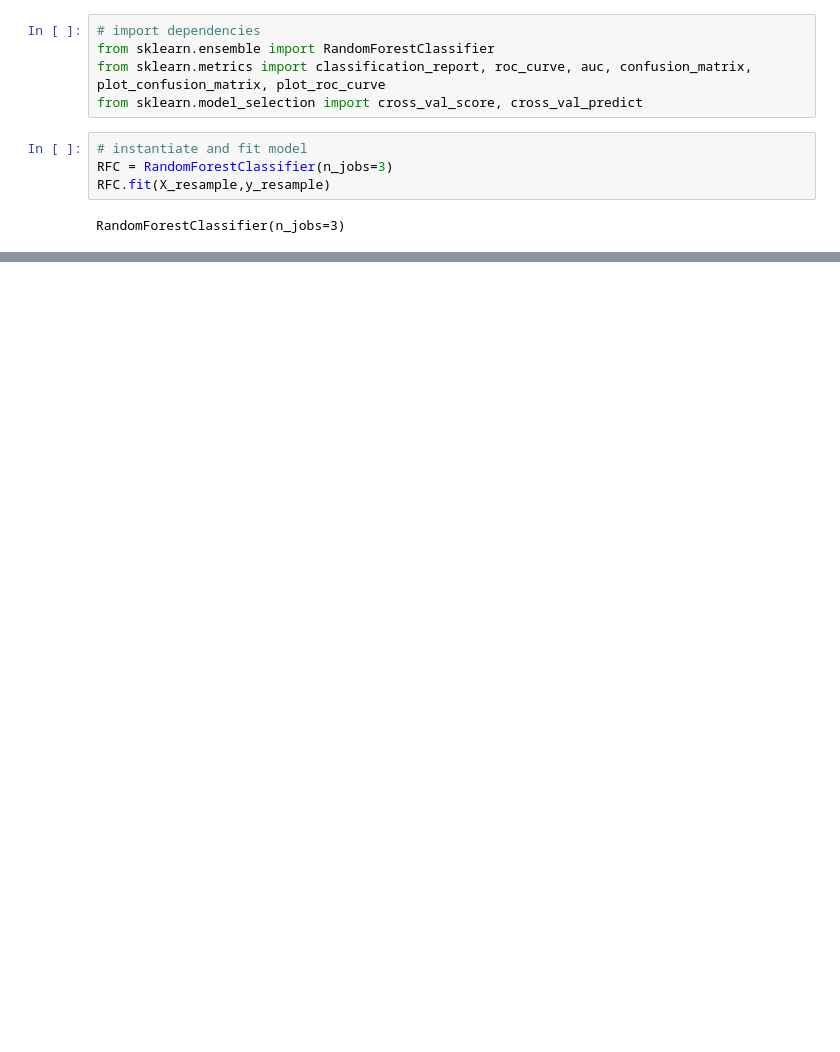
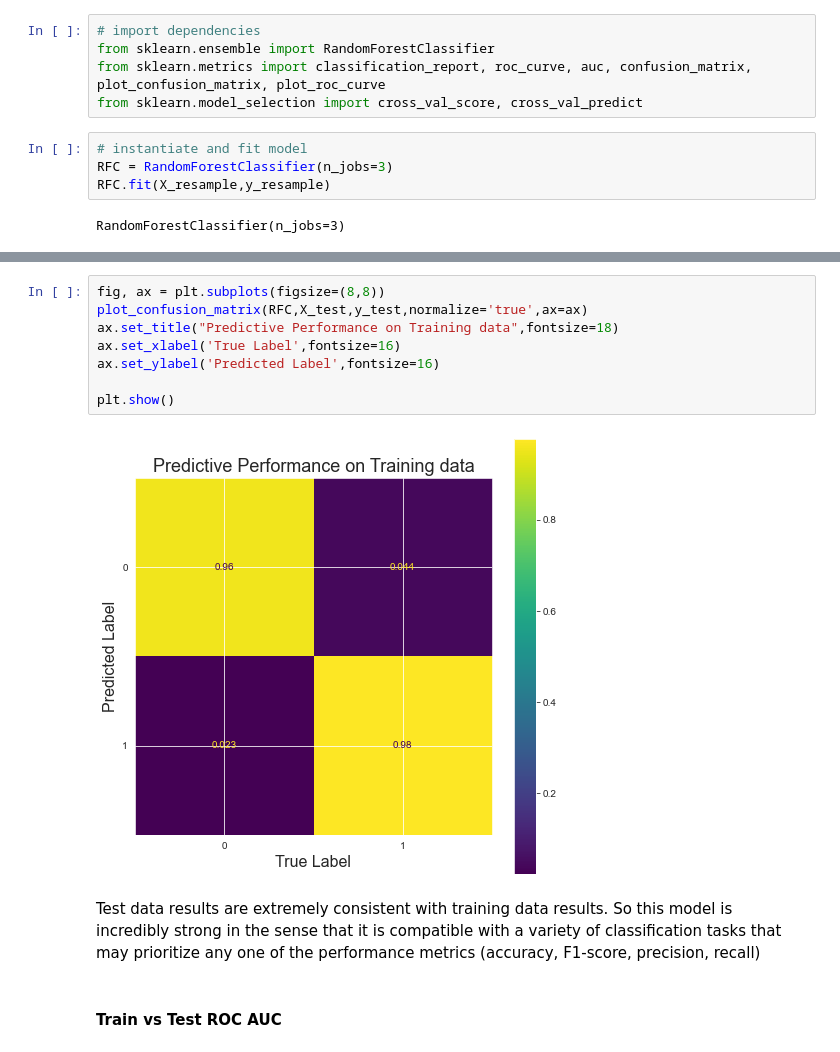
Before and after one commit to Zeth-Abney/Flatiron-school, a Jupyter notebook: phase-3/PROJECT/student.ipynb, the cells around one changed output, grey strips where cells are left out. Drawn from its saved outputs; the diff is of its cells as text; blank space fills up the shorter version.

```diff
--- a/phase-3/PROJECT/student.ipynb
+++ b/phase-3/PROJECT/student.ipynb
@@ -343,0 +349,14 @@ plt.show()
+# %%
+fig, ax = plt.subplots(figsize=(8,8))
+plot_confusion_matrix(RFC,X_test,y_test,normalize='true',ax=ax)
+ax.set_title("Predictive Performance on Training data",fontsize=18)
+ax.set_xlabel('True Label',fontsize=16)
+ax.set_ylabel('Predicted Label',fontsize=16)
+
+plt.show()
+# %% [output]
+[figure, added]
+# %% [markdown]
+Test data results are extremely consistent with training data results. So this model is incredibly strong in the sense that it is compatible with a variety of classification tasks that may prioritize any one of the performance metrics (accuracy, F1-score, precision, recall)
+# %% [markdown]
+#### Train vs Test ROC AUC
```
Also changed, not shown: parts of 30 cells of this notebook, 2 other files.
